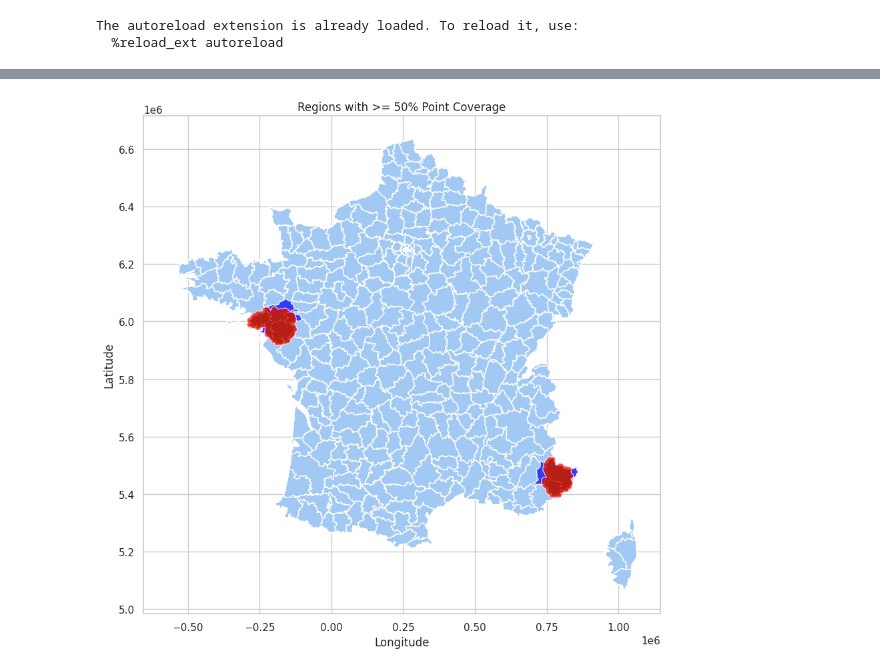
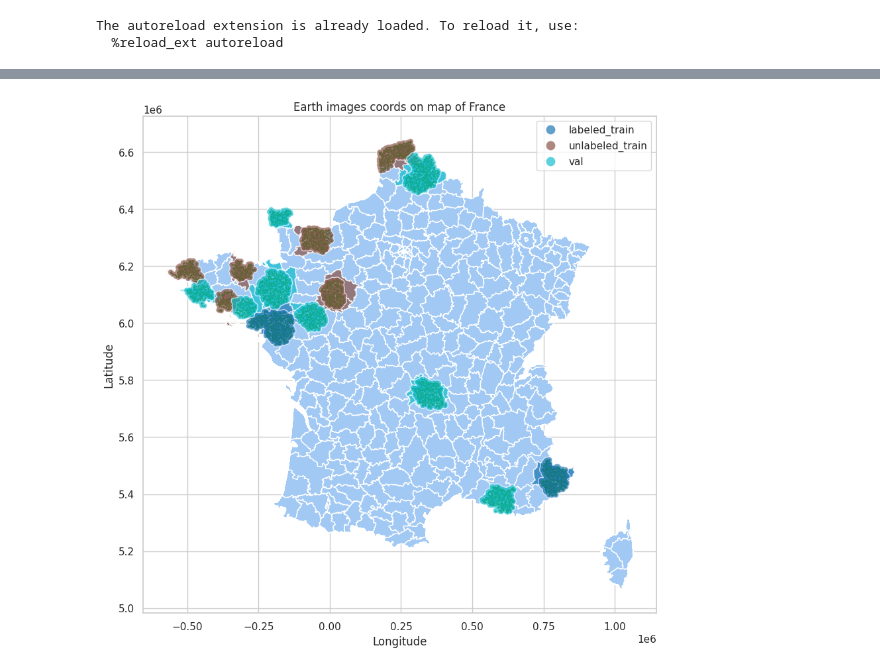
Before and after one commit to RocketFan/GEM, a Jupyter notebook: minifrance.ipynb, the cells around one changed output, grey strips where cells are left out. Saved outputs shown, nothing was run; the diff lists cells and outputs as text; code cells hidden in the pictures.

```diff
--- a/minifrance.ipynb
+++ b/minifrance.ipynb
@@ -39,49 +39,19 @@ france_geo.head()
-# %%
-points = coords_geo.buffer(10000)
-
-# Create a spatial index for the point GeoDataFrame for improved performance
-coords_geo_sindex = coords_geo.sindex
-
-# Initialize an empty list to store intersecting polygons
-intersecting_polygons = []
-point_coverage_geo = gpd.GeoSeries(points.unary_union, crs=points.crs)
-
-# Create a plot
-fig, ax = plt.subplots(figsize=(10, 10))
-ax.set_aspect('equal')
-
-# Iterate through the polygons and check for intersection with points
-for index, polygon in france_geo.iterrows():
-    if point_coverage_geo.intersects(polygon.geometry).any():
-        intersection = point_coverage_geo.intersection(polygon['geometry'])
-        point_coverage = intersection.geometry.area.sum()
-        intersecting_polygons.append({'geometry': polygon['geometry'], 'point_coverage': point_coverage})
-
-# Create a new GeoDataFrame from the intersecting polygons
-intersecting_gdf = gpd.GeoDataFrame(intersecting_polygons)
-intersecting_gdf.set_crs(france_geo.crs, inplace=True)
-
-# Calculate the total area of each polygon
-intersecting_gdf['polygon_area'] = intersecting_gdf.geometry.area
-
-# Calculate the percentage of point coverage for each polygon
-intersecting_gdf['point_coverage_percentage'] = (intersecting_gdf['point_coverage'] / intersecting_gdf['polygon_area']) * 100
-
-# Filter polygons with point coverage
-populated_polygons = intersecting_gdf[intersecting_gdf['point_coverage_percentage'] >= 40]
-
-# Plot the populated polygons
-france_geo.plot(ax=ax, alpha=1)
-populated_polygons.plot(ax=ax, color='blue', alpha=0.7)
-coords_geo.plot(ax=ax, color='green', alpha=0.7, markersize=1)
-point_coverage_geo.plot(ax=ax, color='red', alpha=0.7)
-
-plt.xlabel('Longitude')
-plt.ylabel('Latitude')
-plt.title('Regions with >= 50% Point Coverage')
-
-# Set aspect ratio to 'equal' explicitly
-
-plt.show()
-# %% [output]
-[figure, removed]
+# %%
+geodata_regions = GeodataPointsRegions(minifrance_geo, france_map_geo)
+regions_coverage_geo = geodata_regions.get_regions_coverage()
+intersecting_regions_geo = geodata_regions.get_interseting_regions(regions_coverage_geo)
+
+fig, ax = plt.subplots(figsize=(10, 10))
+ax.set_aspect("equal")
+
+france_map_geo.plot(ax=ax, alpha=1)
+intersecting_regions_geo.plot(ax=ax, column="data_type", alpha=0.7)
+minifrance_geo.plot(ax=ax, color="green", alpha=0.7, markersize=1)
+regions_coverage_geo.plot(ax=ax, column="data_type", alpha=0.7, legend=True)
+
+plt.xlabel("Longitude")
+plt.ylabel("Latitude")
+plt.title("Earth images coords on map of France")
+plt.show()
+# %% [output]
+[figure, added]
```
Also changed, not shown: parts of 4 cells of this notebook, 8 other files.
